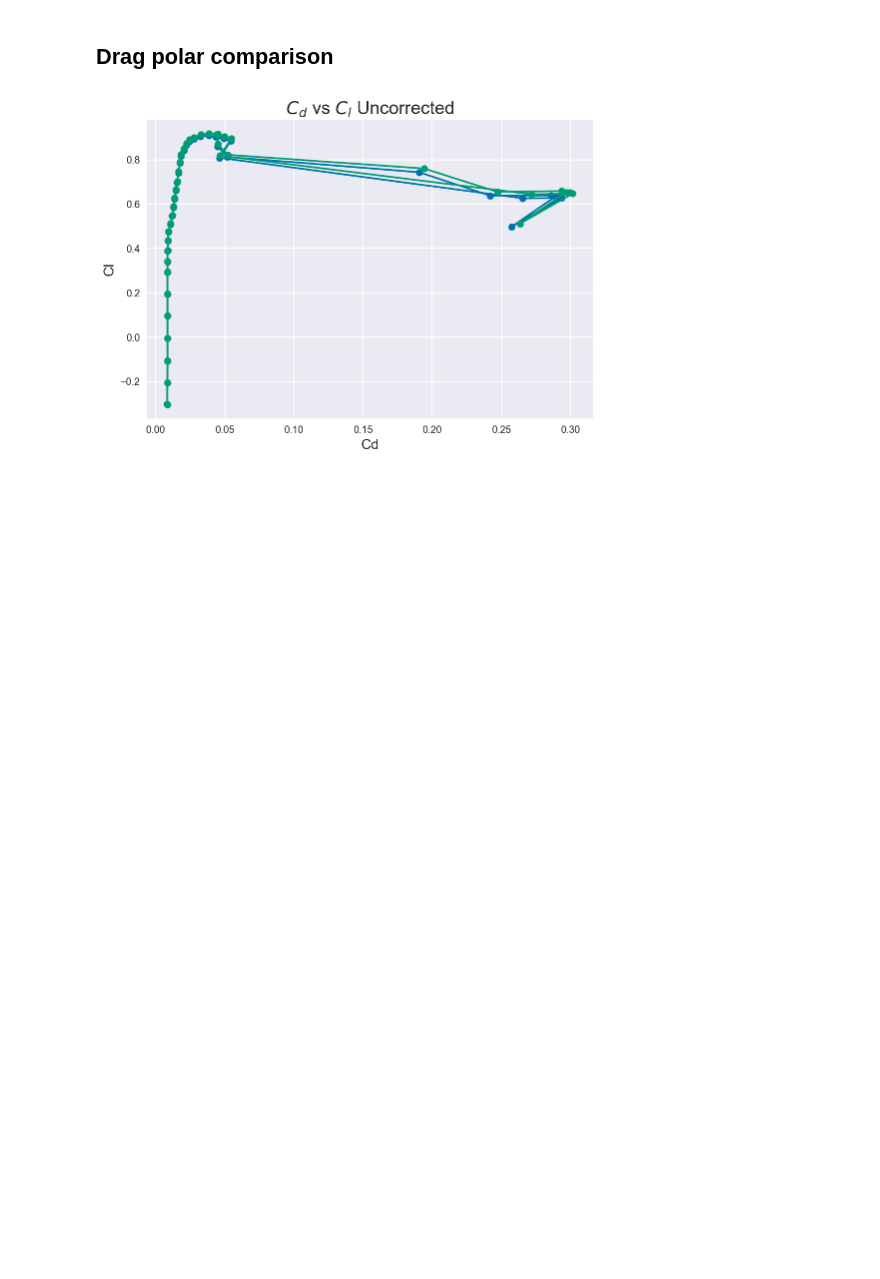
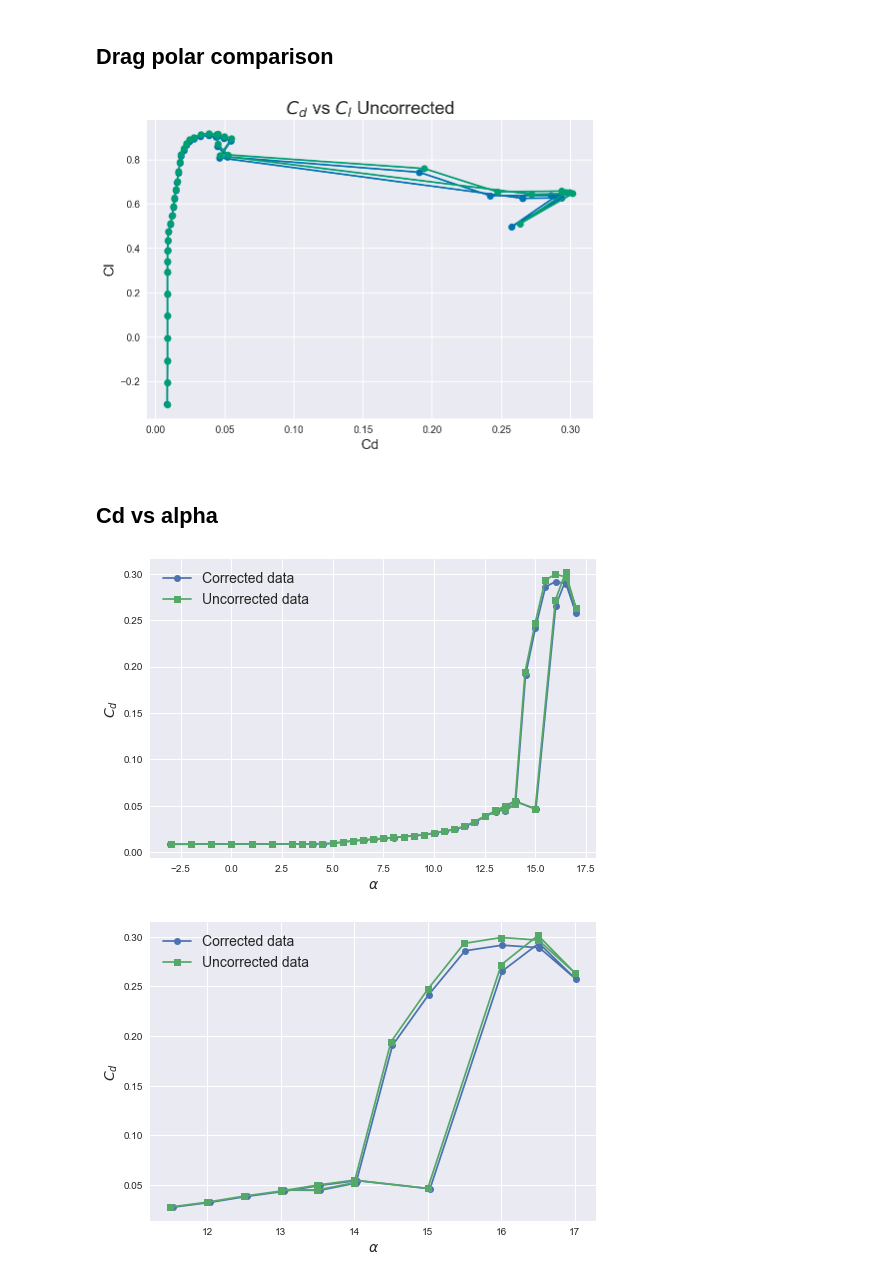
Before and after one commit to iamlucassantos/WindTunnelTest, a Jupyter notebook: IR/PressureReader2D.ipynb, the cells around one changed output. Cells and saved outputs as stored; diff of their text form; code cells hidden in the pictures; blank space fills up the shorter version.

```diff
--- a/IR/PressureReader2D.ipynb
+++ b/IR/PressureReader2D.ipynb
@@ -259,3 +260,25 @@ plt.grid(True)
 plt.show()
 # %% [output]
 [figure]
+# %% [markdown]
+## Cd vs alpha
+# %%
+plt.plot(data['Alpha'][1:].to_numpy(dtype='float'),data['Cd'][1:].to_numpy(dtype='float'),  marker="o", label='Corrected data')
+plt.plot(dataUnc['Alpha'][1:].to_numpy(dtype='float'),dataUnc['Cd'][1:].to_numpy(dtype='float'),  marker="s", label='Uncorrected data')
+plt.xlabel("$α$")
+plt.ylabel("$C_d$")
+plt.grid(True)
+plt.legend()
+plt.show()
+
+
+plt.plot(data['Alpha'][24:].to_numpy(dtype='float'),data['Cd'][24:].to_numpy(dtype='float'), marker="o", label='Corrected data')
+plt.plot(dataUnc['Alpha'][24:].to_numpy(dtype='float'),dataUnc['Cd'][24:].to_numpy(dtype='float'),  marker="s", label='Uncorrected data')
+plt.xlabel("$α$")
+plt.ylabel("$C_d$")
+plt.grid(True)
+plt.legend()
+plt.show()
+# %% [output]
+[figure, added]
+[figure, added]
```
Also changed, not shown: parts of 18 cells of this notebook.
